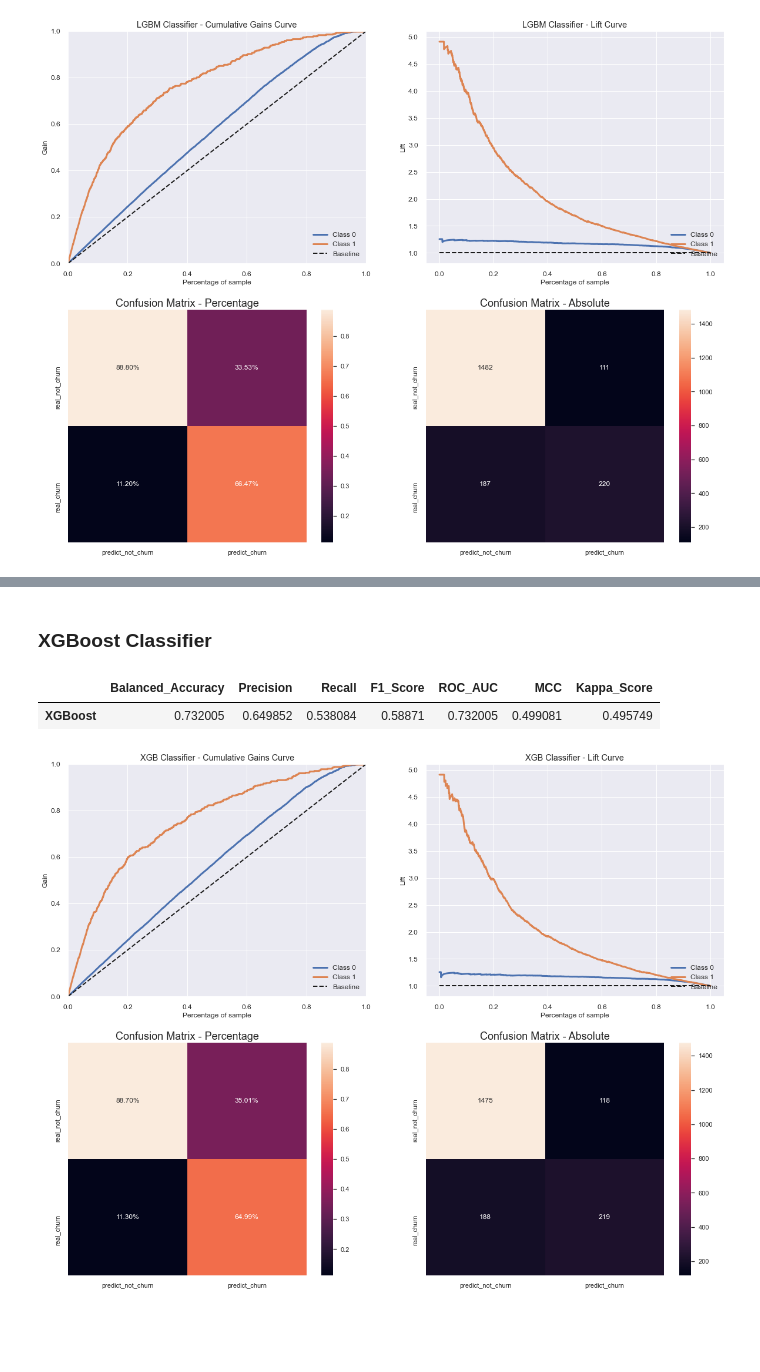
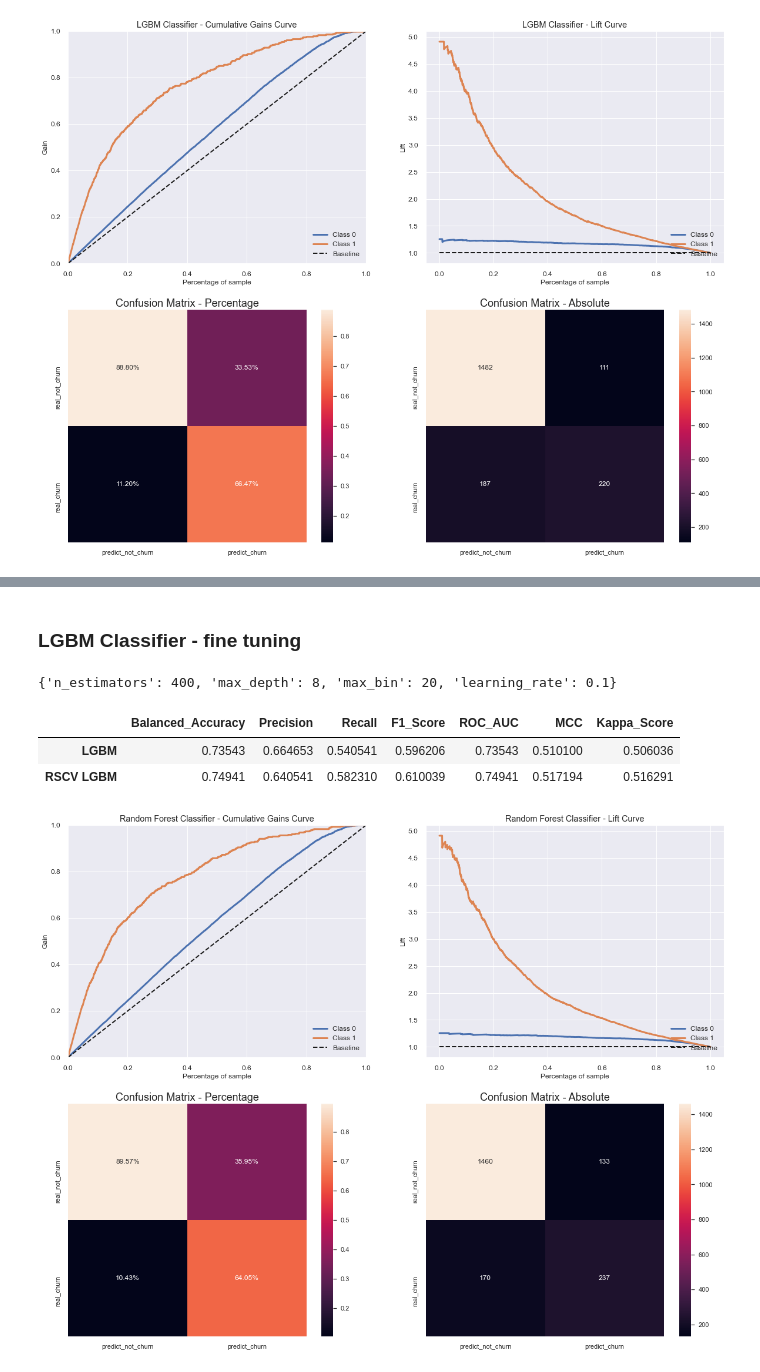
Before and after one commit to felipedmnq/churn-prediction, a Jupyter notebook: notebooks/C3_churn.ipynb, the cells around one changed output, grey strips where cells are left out. Drawn from its saved outputs; the diff is of its cells as text; code cells hidden in the pictures; blank space fills up the shorter version.

Commit message:
done model selection and fine tuning

```diff
--- a/notebooks/C3_churn.ipynb
+++ b/notebooks/C3_churn.ipynb
@@ -956,28 +1092,53 @@ sns.heatmap(cm, annot=True, fmt='d', ax=ax4).set_title('Confusion Matrix - Absol
 # %% [markdown]
-### XGBoost Classifier
+### LGBM Classifier - fine tuning
-# %%
-XGB = XGBClassifier(random_state=14, eval_metric='logloss')
-
-XGB_eval_model = model_eval('XGBoost', XGB, X_train, X_test, y_train, y_test)
-XGB_eval_model
-# %% [output]
-|  | Balanced_Accuracy | Precision | Recall | F1_Score | ROC_AUC | MCC | Kappa_Score |
-| XGBoost | 0.732005 | 0.649852 | 0.538084 | 0.58871 | 0.732005 | 0.499081 | 0.495749 |
+# %%
+LGBM = LGBMClassifier(random_state=14)
+
+parameters = {
+    'learning_rate': [0.01, 0.05, 0.1, 0.5, 1.0],
+    'n_estimators': [75, 150, 200, 300, 400],
+    'max_depth': [4, 8, 10, 15, 20, 30],
+    'max_bin':[20, 50, 90]
+}
+scoring = ['balanced_accuracy', 'f1', 'recall', 'roc_auc', 'precision']
+
+RSCV_LGBM = RandomizedSearchCV(LGBM, param_distributions = parameters, scoring = 'balanced_accuracy', refit=False, return_train_score=True)
+RSCV_LGBM.fit(X_train, y_train)
+
+RSCV_LGBM.best_params_
+# %% [output]
+{'n_estimators': 400, 'max_depth': 8, 'max_bin': 20, 'learning_rate': 0.1}
+# %%
+LGBM = LGBMClassifier(random_state=14,
+                      n_estimators = 400,
+                      max_depth = 15,
+                      max_bin = 100,
+                      learning_rate = 0.01)
+
+
+LGBM_eval_model_RSCV = model_eval('RSCV LGBM', LGBM, X_train, X_test, y_train, y_test)
+LGBM_EV = LGBM_eval_model.append(LGBM_eval_model_RSCV)
+LGBM_EV
+# %% [output]
+|  | Balanced_Accuracy | Precision | Recall | F1_Score | ROC_AUC | MCC | Kappa_Score |
+| LGBM | 0.73543 | 0.664653 | 0.540541 | 0.596206 | 0.73543 | 0.510100 | 0.506036 |
+| RSCV LGBM | 0.74941 | 0.640541 | 0.582310 | 0.610039 | 0.74941 | 0.517194 | 0.516291 |
 # %%
-y_proba_XGB = XGB.predict_proba(X_test)
-y_hat_XGB = XGB.predict(X_test)
+y_proba_LGBM_FT = LGBM.predict_proba(X_test)
+y_hat_LGBM_FT = LGBM.predict(X_test)
 
-cm = pd.DataFrame(confusion_matrix(y_test, y_hat_XGB),
+cm_LGBM = pd.DataFrame(confusion_matrix(y_test, y_hat_LGBM_FT),
                   columns=['predict_not_churn', 'predict_churn'],
                   index=['real_not_churn', 'real_churn'])
 
 _, ((ax1, ax2), (ax3, ax4)) = plt.subplots(2, 2, figsize=(20, 16))
-plot_cumulative_gain(y_test, y_proba_XGB, title='XGB Classifier - Cumulative Gains Curve', ax=ax1)
 
-plot_lift_curve(y_test, y_proba_XGB, title='XGB Classifier - Lift Curve', ax=ax2)
+plot_cumulative_gain(y_test, y_proba_LGBM_FT, title='Random Forest Classifier - Cumulative Gains Curve', ax=ax1)
 
-sns.heatmap(cm/np.sum(cm), annot=True, fmt='.2%', ax=ax3).set_title('Confusion Matrix - Percentage', fontsize = 18)
+plot_lift_curve(y_test, y_proba_LGBM_FT, title='Random Forest Classifier - Lift Curve', ax=ax2)
 
-sns.heatmap(cm, annot=True, fmt='d', ax=ax4).set_title('Confusion Matrix - Absolute', fontsize = 18);
+sns.heatmap(cm_LGBM/np.sum(cm_LGBM), annot=True, fmt='.2%', ax=ax3).set_title('Confusion Matrix - Percentage', fontsize = 18)
+
+sns.heatmap(cm_LGBM, annot=True, fmt='d', ax=ax4).set_title('Confusion Matrix - Absolute', fontsize = 18);
 # %% [output]
-[figure, old version]
+[figure, new version]
```
Also changed, not shown: parts of 41 cells of this notebook, 5 other files.
